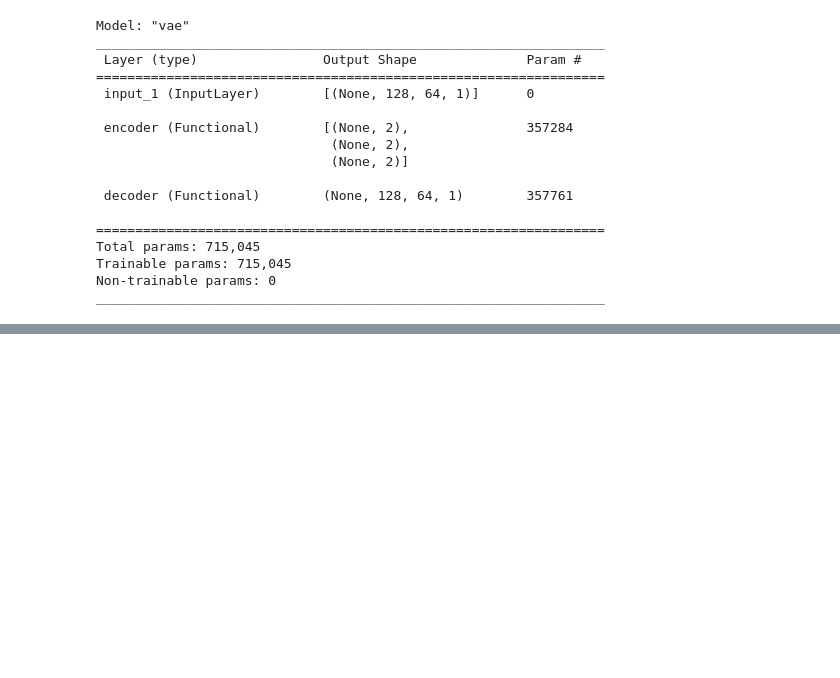
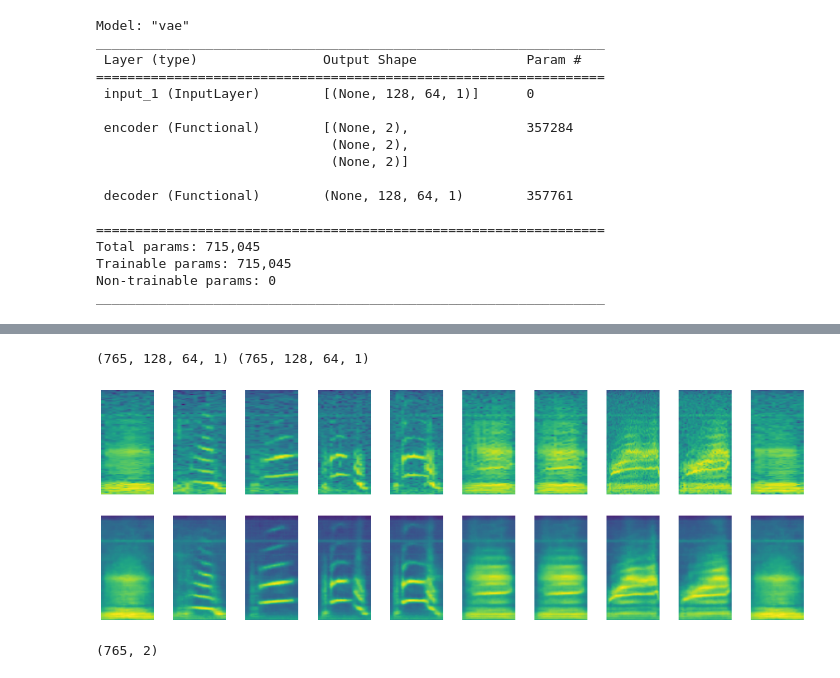
Before and after one commit to yebiny/SkillTreePython-DeepLearning, a Jupyter notebook: 04.Paper-with-code/comment/ch04_07_VAE.ipynb, the cells around one changed output, grey strips where cells are left out. Cells and saved outputs as stored; diff of their text form; code cells hidden in the pictures; blank space fills up the shorter version.

```diff
--- a/04.Paper-with-code/comment/ch04_07_VAE.ipynb
+++ b/04.Paper-with-code/comment/ch04_07_VAE.ipynb
@@ -387,0 +388,13 @@ vae.train(1000, 4)
+# %%
+# 복원이 잘됐는지?
+
+recs = vae.vae.predict(x_data)
+print(recs.shape, x_data.shape)
+
+plt.figure(figsize=(18,6))
+for i in range(10):
+  plt.subplot(2,10,i+1);plt.imshow(x_data[i,:,:,0]);plt.axis('off')
+  plt.subplot(2,10,i+1+10); plt.imshow(recs[i,:,:,0]);plt.axis('off')
+# %% [output]
+(765, 128, 64, 1) (765, 128, 64, 1)
+[figure, added]
@@ -387,0 +417,5 @@ vae.train(1000, 4)
+# %%
+mu, sigma, z = vae.encoder.predict(x_data)
+z.shape
+# %% [output]
+(765, 2)
```
Also changed, not shown: parts of 5 cells of this notebook.
